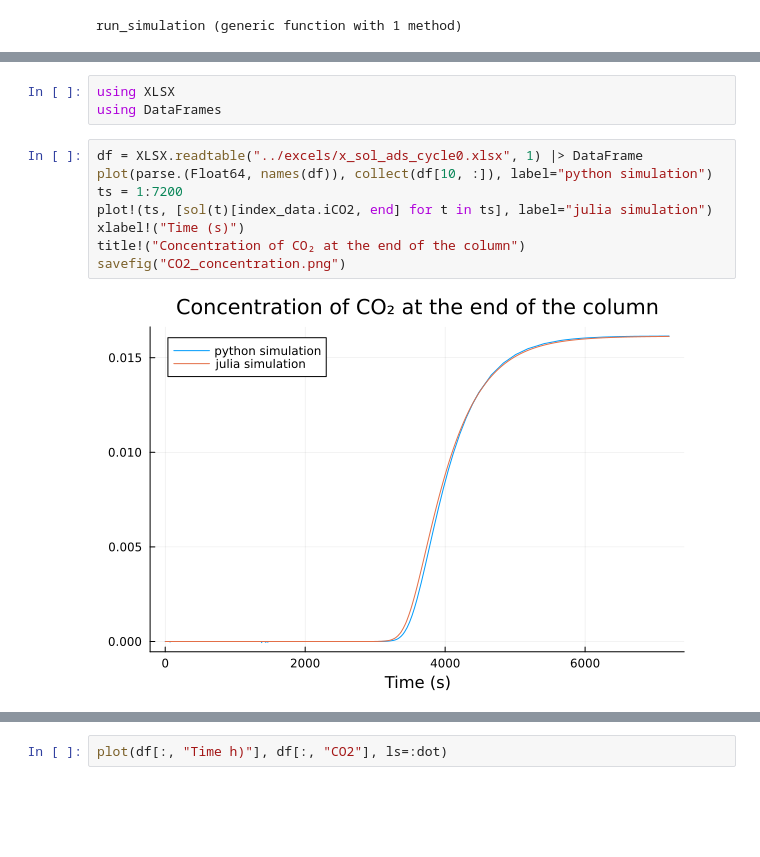
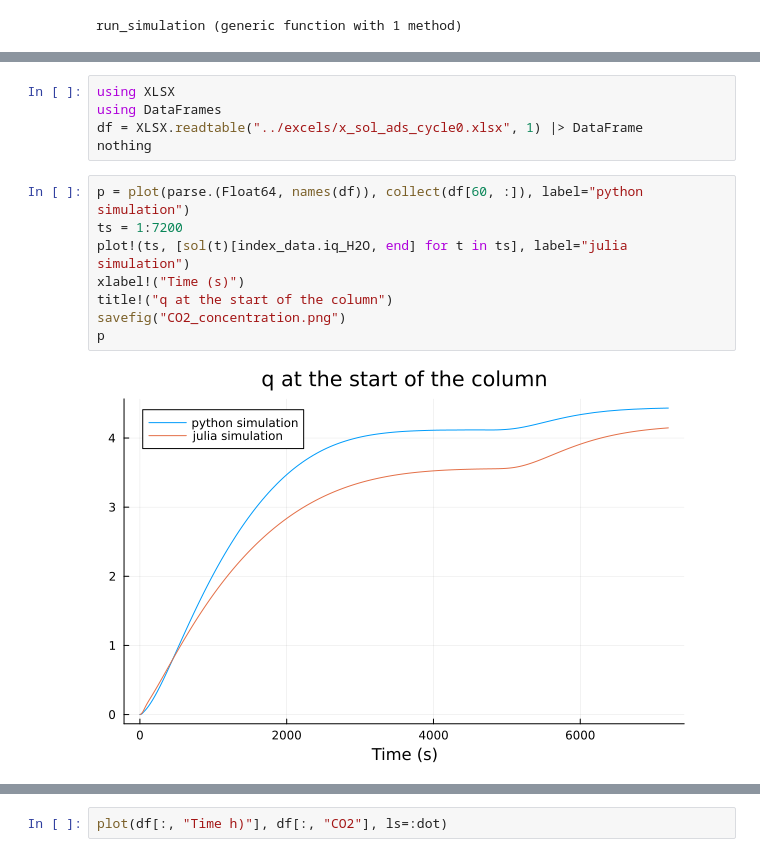
Before and after one commit to shivang57721/adsorption_process, a Jupyter notebook: notebooks/tests.ipynb, the cells around one changed output, grey strips where cells are left out. Saved outputs shown, nothing was run; the diff lists cells and outputs as text; blank space fills up the shorter version.

```diff
--- a/notebooks/tests.ipynb
+++ b/notebooks/tests.ipynb
@@ -6,13 +30,15 @@ run_simulation (generic function with 1 method)
 # %%
 using XLSX
 using DataFrames
+df = XLSX.readtable("../excels/x_sol_ads_cycle0.xlsx", 1) |> DataFrame
+nothing
 # %%
-df = XLSX.readtable("../excels/x_sol_ads_cycle0.xlsx", 1) |> DataFrame
-plot(parse.(Float64, names(df)), collect(df[10, :]), label="python simulation")
+p = plot(parse.(Float64, names(df)), collect(df[60, :]), label="python simulation")
 ts = 1:7200
-plot!(ts, [sol(t)[index_data.iCO2, end] for t in ts], label="julia simulation")
+plot!(ts, [sol(t)[index_data.iq_H2O, end] for t in ts], label="julia simulation")
 xlabel!("Time (s)")
-title!("Concentration of CO₂ at the end of the column")
+title!("q at the start of the column")
 savefig("CO2_concentration.png")
+p
 # %% [output]
-[figure, old version]
+[figure, new version]
```
Also changed, not shown: parts of 6 cells of this notebook, 26 other files.
